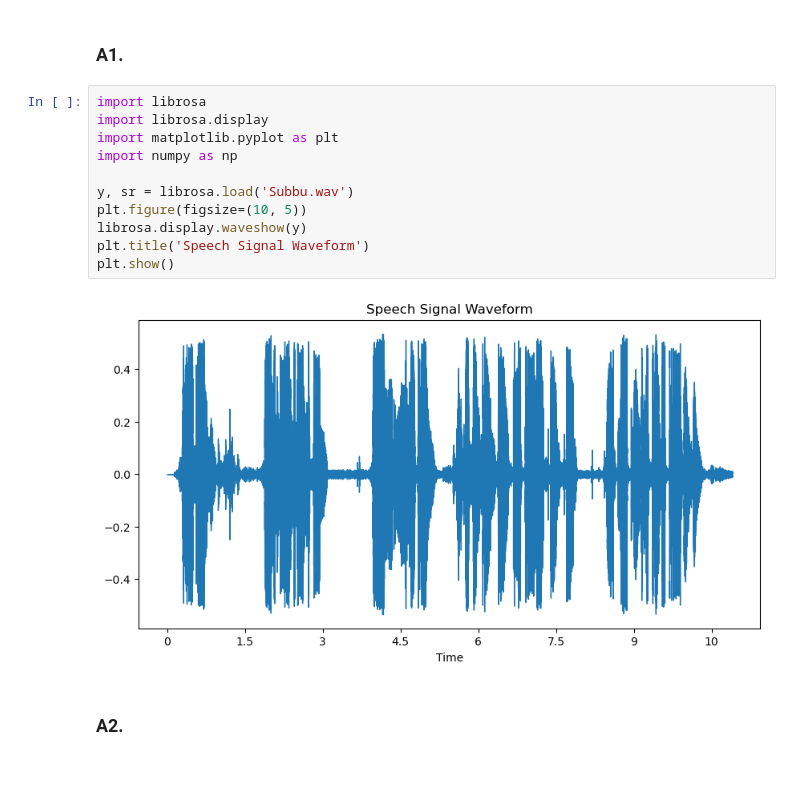
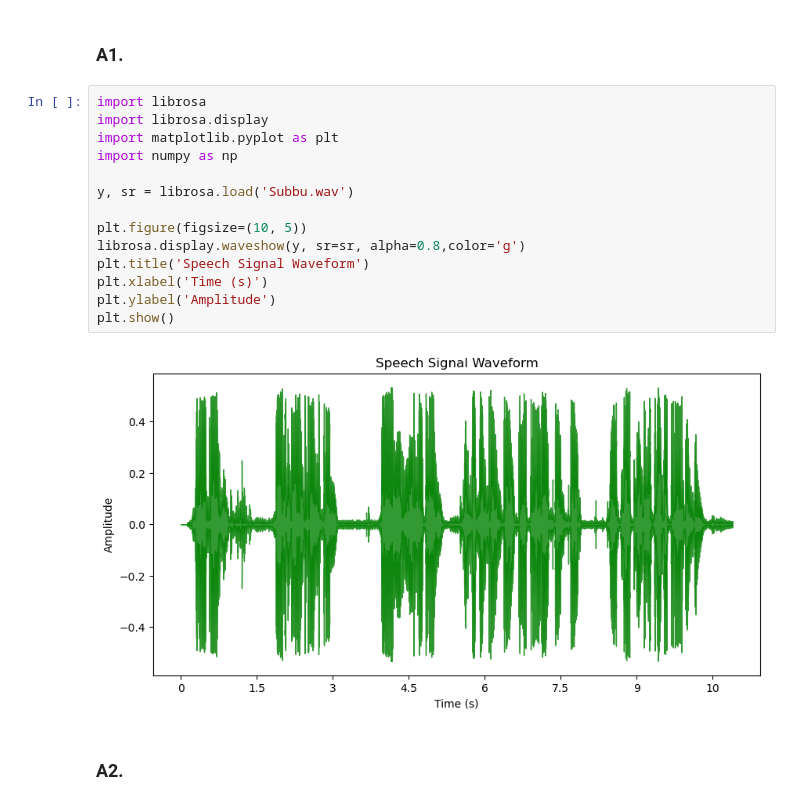
Before and after one commit to Subhash7781/AI-in-Speech-Processing, a Jupyter notebook: 21113_Lab01.ipynb, the cells around one changed output. Saved outputs shown, nothing was run; the diff lists cells and outputs as text; blank space fills up the shorter version.

```diff
--- a/21113_Lab01.ipynb
+++ b/21113_Lab01.ipynb
@@ -9,16 +9,19 @@
 # %%
 import librosa
 import librosa.display
 import matplotlib.pyplot as plt
 import numpy as np
 
 y, sr = librosa.load('Subbu.wav')
+
 plt.figure(figsize=(10, 5))
-librosa.display.waveshow(y)
+librosa.display.waveshow(y, sr=sr, alpha=0.8,color='g')
 plt.title('Speech Signal Waveform')
+plt.xlabel('Time (s)')
+plt.ylabel('Amplitude')
 plt.show()
 # %% [output]
-[figure, old version]
+[figure, new version]
 # %% [markdown]
 ### A2.
 # %%
```
Also changed, not shown: parts of 3 cells of this notebook.
